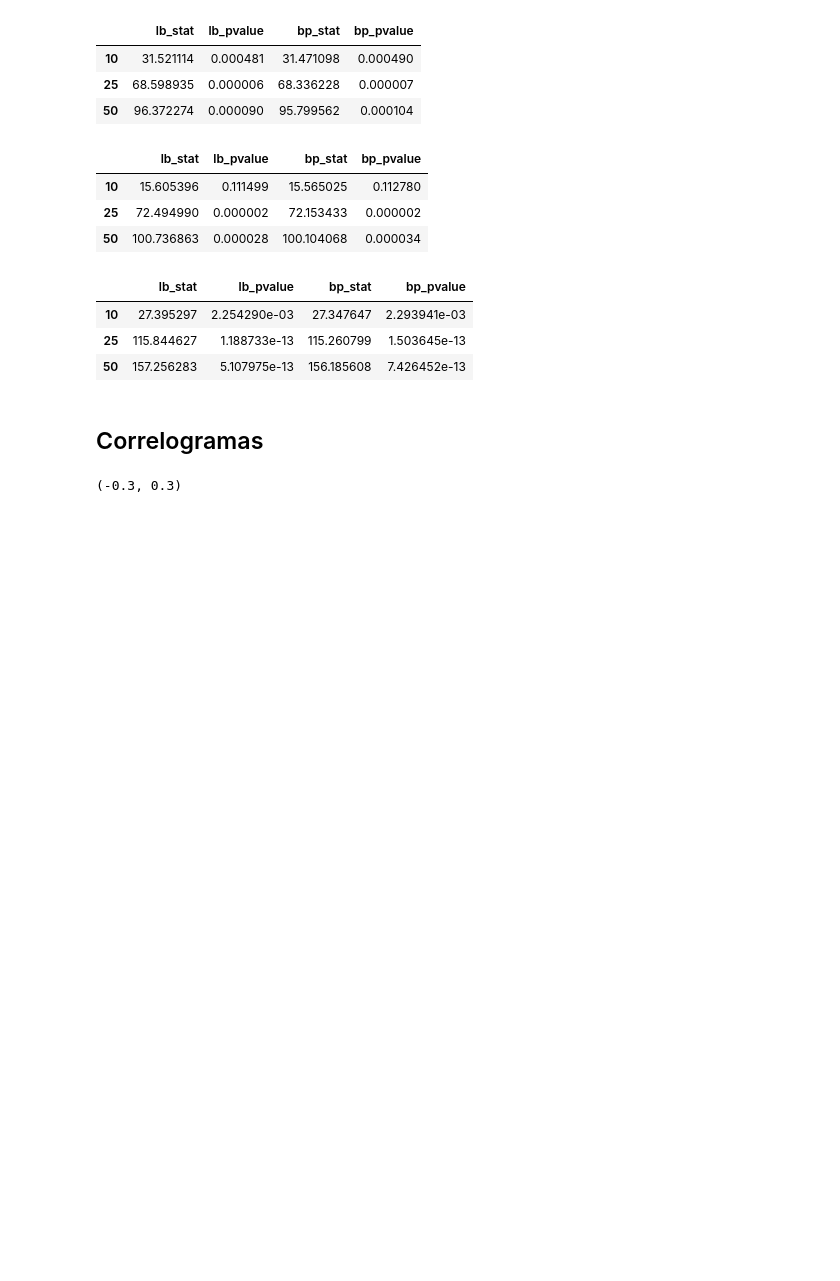
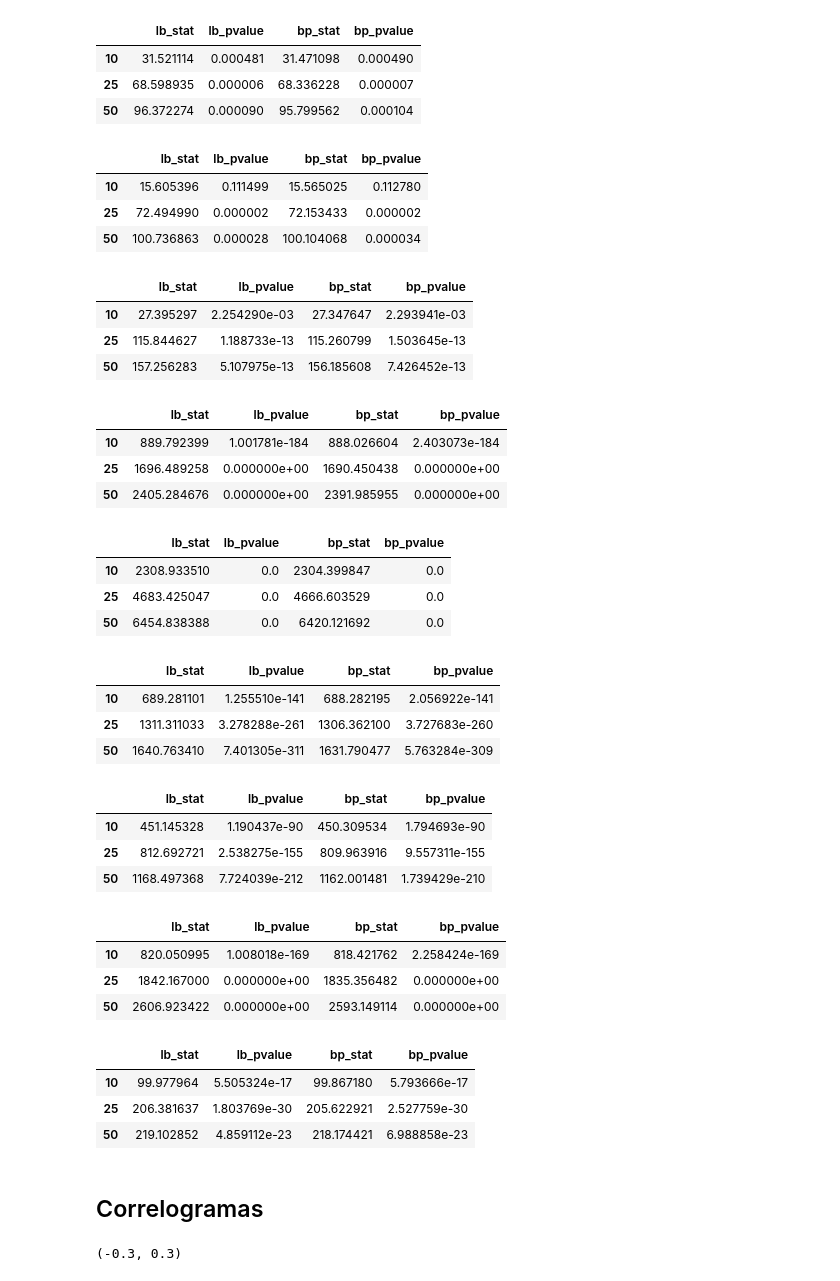
Before and after one commit to Cesuuur/energy-market-analysis, a Jupyter notebook: CompoundReturnAnalisys.ipynb, the cells around one changed output. Drawn from its saved outputs; the diff is of its cells as text; code cells hidden in the pictures; blank space fills up the shorter version.

```diff
--- a/CompoundReturnAnalisys.ipynb
+++ b/CompoundReturnAnalisys.ipynb
@@ -438,6 +438,48 @@ acorr_ljungbox(carbon_return, lags=[10, 25, 50], return_df=True, boxpierce=True)
 | 10 | 27.395297 | 2.254290e-03 | 27.347647 | 2.293941e-03 |
 | 25 | 115.844627 | 1.188733e-13 | 115.260799 | 1.503645e-13 |
 | 50 | 157.256283 | 5.107975e-13 | 156.185608 | 7.426452e-13 |
+# %%
+acorr_ljungbox(np.abs(gas_return), lags=[10, 25, 50], return_df=True, boxpierce=True)
+# %% [output]
+|  | lb_stat | lb_pvalue | bp_stat | bp_pvalue |
+| 10 | 889.792399 | 1.001781e-184 | 888.026604 | 2.403073e-184 |
+| 25 | 1696.489258 | 0.000000e+00 | 1690.450438 | 0.000000e+00 |
+| 50 | 2405.284676 | 0.000000e+00 | 2391.985955 | 0.000000e+00 |
+# %%
+acorr_ljungbox(np.abs(petroleo_return), lags=[10, 25, 50], return_df=True, boxpierce=True)
+# %% [output]
+|  | lb_stat | lb_pvalue | bp_stat | bp_pvalue |
+| 10 | 2308.933510 | 0.0 | 2304.399847 | 0.0 |
+| 25 | 4683.425047 | 0.0 | 4666.603529 | 0.0 |
+| 50 | 6454.838388 | 0.0 | 6420.121692 | 0.0 |
+# %%
+acorr_ljungbox(np.abs(carbon_return), lags=[10, 25, 50], return_df=True, boxpierce=True)
+# %% [output]
+|  | lb_stat | lb_pvalue | bp_stat | bp_pvalue |
+| 10 | 689.281101 | 1.255510e-141 | 688.282195 | 2.056922e-141 |
+| 25 | 1311.311033 | 3.278288e-261 | 1306.362100 | 3.727683e-260 |
+| 50 | 1640.763410 | 7.401305e-311 | 1631.790477 | 5.763284e-309 |
+# %%
+acorr_ljungbox(np.square(gas_return), lags=[10, 25, 50], return_df=True, boxpierce=True)
+# %% [output]
+|  | lb_stat | lb_pvalue | bp_stat | bp_pvalue |
+| 10 | 451.145328 | 1.190437e-90 | 450.309534 | 1.794693e-90 |
+| 25 | 812.692721 | 2.538275e-155 | 809.963916 | 9.557311e-155 |
+| 50 | 1168.497368 | 7.724039e-212 | 1162.001481 | 1.739429e-210 |
+# %%
+acorr_ljungbox(np.square(petroleo_return), lags=[10, 25, 50], return_df=True, boxpierce=True)
+# %% [output]
+|  | lb_stat | lb_pvalue | bp_stat | bp_pvalue |
+| 10 | 820.050995 | 1.008018e-169 | 818.421762 | 2.258424e-169 |
+| 25 | 1842.167000 | 0.000000e+00 | 1835.356482 | 0.000000e+00 |
+| 50 | 2606.923422 | 0.000000e+00 | 2593.149114 | 0.000000e+00 |
+# %%
+acorr_ljungbox(np.square(carbon_return), lags=[10, 25, 50], return_df=True, boxpierce=True)
+# %% [output]
+|  | lb_stat | lb_pvalue | bp_stat | bp_pvalue |
+| 10 | 99.977964 | 5.505324e-17 | 99.867180 | 5.793666e-17 |
+| 25 | 206.381637 | 1.803769e-30 | 205.622921 | 2.527759e-30 |
+| 50 | 219.102852 | 4.859112e-23 | 218.174421 | 6.988858e-23 |
 # %% [markdown]
 ## Correlogramas
 # %%
```
Also changed, not shown: parts of 2 cells of this notebook.
